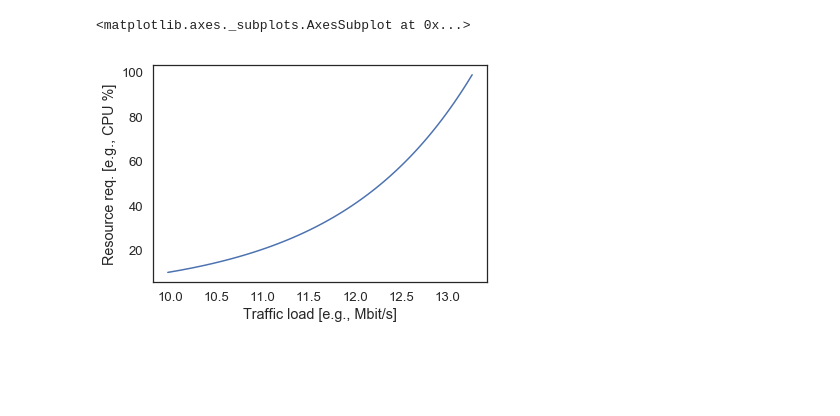
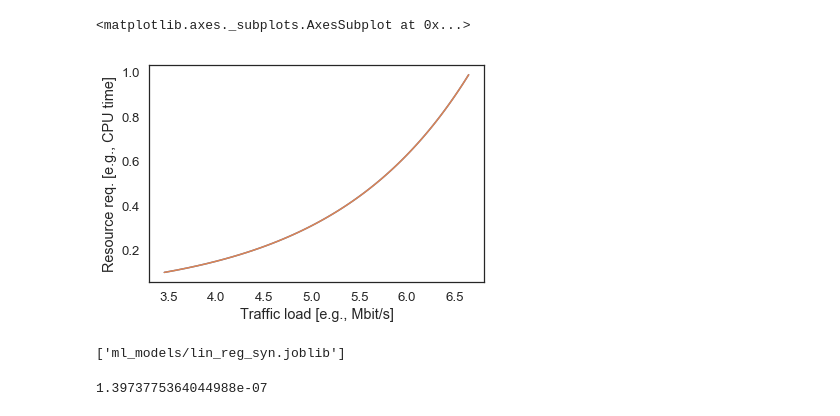
Before and after one commit to stefanbschneider/NFV_ML_Dev, a Jupyter notebook: Paper/example.ipynb, the cells around one changed output. Saved outputs shown, nothing was run; the diff lists cells and outputs as text; code cells hidden in the pictures; blank space fills up the shorter version.

Commit message:
adjust synth data; train and save lin and boost model

```diff
--- a/Paper/example.ipynb
+++ b/Paper/example.ipynb
@@ -21,7 +22,7 @@ sns.set_style("white")
 # %%
 # define column names
 # cpu_col = 'CPU time [%]'
-cpu_col = 'Resource req. [e.g., CPU %]'
+cpu_col = 'Resource req. [e.g., CPU time]'
 # thr_col = 'Max. throughput [Gbit/s]'
 thr_col = 'Traffic load [e.g., Mbit/s]'
 # %%
@@ -32,18 +33,25 @@ def gen_benchmark(cpu, coeff1=1, coeff2=1):
 
 def synthetic_benchmark():
     """Generate synthetic benchmark results for CPU time 0-100%"""
-    cpu_list = np.arange(10, 100, 1)
+    cpu_list = np.arange(0.1, 1, .01)
     data = []
     for cpu in cpu_list:
         data.append([cpu, gen_benchmark(cpu, coeff2=100)])
     return pd.DataFrame(data, columns=[cpu_col, thr_col])
+
+# inverse function to calculate cpu given a throughput
+def inverse(thru, coeff2=1):
+    return (1/coeff2) * (2**thru - 1)
 # %%
 df = synthetic_benchmark()
 # sns.lineplot(df[cpu_col], df[thr_col])
 sns.lineplot(df[thr_col], df[cpu_col])
+
+cpu = [inverse(thr, coeff2=100) for thr in df[thr_col]]
+sns.lineplot(df[thr_col], cpu)
 # %% [output]
 <matplotlib.axes._subplots.AxesSubplot at 0x...>
-[figure, old version]
+[figure, new version]
 # %%
 # process data
 # no need for validation or test split in this simple example
@@ -59,4 +67,24 @@ lin_reg.fit(X, y)
 # predict
 lin_col = 'Linear'
 df[lin_col] = lin_reg.predict(X)
+
+# save trained model
+joblib.dump(lin_reg, 'ml_models/lin_reg_syn.joblib')
+# test loading and predicting. shouldn't change anything
+# new = joblib.load('ml_models/lin_reg_syn.joblib')
+# df[lin_col] = new.predict(X)
+# %% [output]
+['ml_models/lin_reg_syn.joblib']
+# %%
+# train gradient boosting
+boost = GradientBoostingRegressor()
+boost.fit(X, y)
+boost_col = 'Boosting'
+df[boost_col] = boost.predict(X)
+joblib.dump(boost, 'ml_models/boosting_syn.joblib')
+
+# nice fit
+mean_squared_error(df[cpu_col], df[boost_col])
+# %% [output]
+1.3973775364044988e-07
 # %%
```
Also changed, not shown: parts of 4 cells of this notebook, 4 other files.
